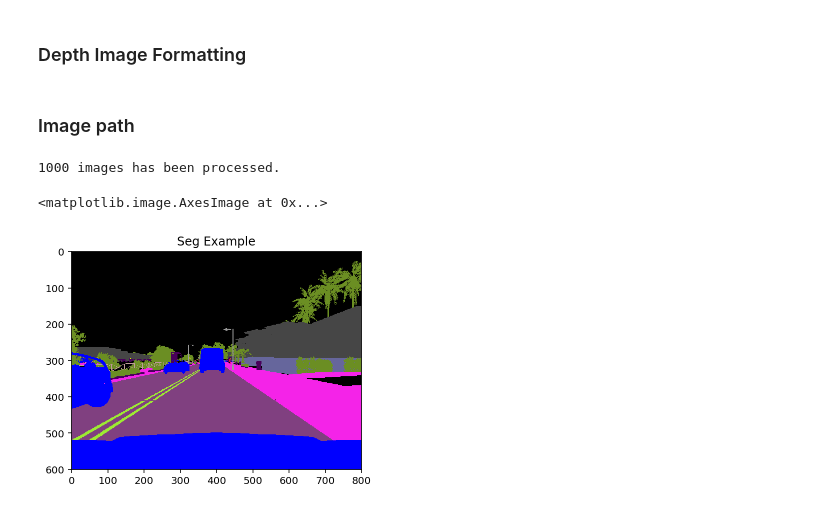
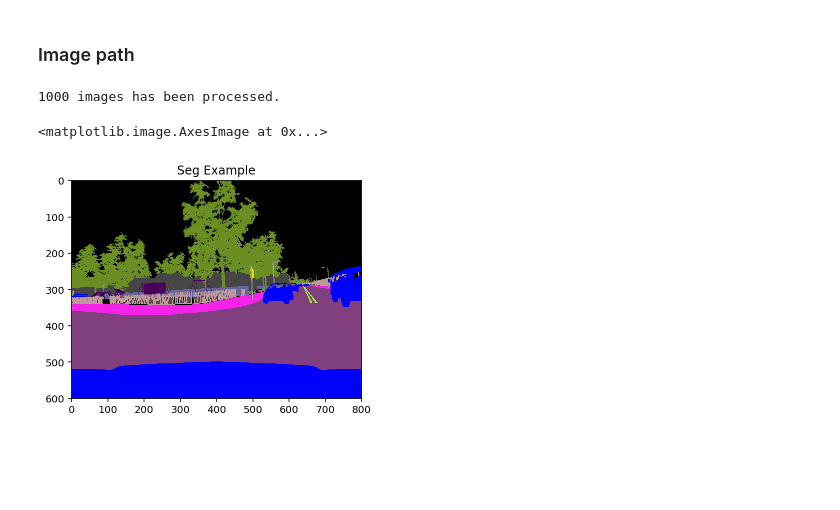
Before and after one commit to gwwang16/Lyft-Perception-Challenge, a Jupyter notebook: preprocess.ipynb, the cells around one changed output. Cells and saved outputs as stored; diff of their text form; code cells hidden in the pictures; blank space fills up the shorter version.

Commit message:
chore: explore semseg image

```diff
--- a/preprocess.ipynb
+++ b/preprocess.ipynb
@@ -14,7 +17,7 @@ img_dir = os.path.abspath('/images/')
 # %%
 # http://carla.readthedocs.io/en/latest/cameras_and_sensors/#cameras-and-sensors
-#  Convert an image containing CARLA semantic segmentation labels to Cityscapes palette.
 def labels_to_seg(file):
+    """Convert an image containing CARLA semantic segmentation labels to Cityscapes palette."""
     classes = {
         0: [0, 0, 0],         # None
         1: [70, 70, 70],      # Buildings
@@ -38,8 +41,6 @@ def labels_to_seg(file):
         result[np.where(depth_seg[:,:,0] == key)] = value
 
     return result.astype(np.uint8)
-# %% [markdown]
-### Depth Image Formatting
 # %%
 def depth_to_grayscale(file):
     """Convert an image containing CARLA encoded depth-map to [0.0, 1.0] grayscale image"""
@@ -55,11 +55,13 @@ def depth_to_grayscale(file):
 # %% [markdown]
 ### Image path
 # %%
-data_dir  = "train/Sun Training Data/Train_0004"
+data_dir  = "./train/Sun Training Data/Train_0001"
 rgb_dir = data_dir + "/CameraRGB"
 seg_dir = data_dir + "/CameraSeg"
-depth_dir = data_dir + "/Cameradepth"
+seg_out_dir = data_dir + "/CameraSeg2" # Cityscapes palette folder
+# depth_dir = data_dir + "/Cameradepth" # depth folder
 
 rgb_path = os.path.join(rgb_dir, "*.png")
 seg_path = os.path.join(seg_dir, "*.png")
-depth_path = os.path.join(depth_dir, "*.png")
+seg2_path = os.path.join(seg_out_dir, "*.png")
+# depth_path = os.path.join(depth_dir, "*.png")
@@ -72,18 +68,18 @@ depth_output_dir = output_dir + "/CameraDepth"
 # %%
-# Seg
+# Sem seg
 total_num = 0
-for i, file in enumerate(glob.glob(seg_path)):
+for i, file in enumerate(glob(seg_path)):
     file_name = os.path.basename(file)
     result = labels_to_seg(file)
 
-    imageio.imwrite(seg_output_dir + '/' + file_name, result, format='png')
+    imageio.imwrite(seg_out_dir + '/' + file_name, result, format='png')
     total_num += 1
 
 print(total_num, "images has been processed.")
 plt.title('Seg Example')
 plt.imshow(result)
 # %% [output]
 1000 images has been processed.
 <matplotlib.image.AxesImage at 0x...>
-[figure, old version]
+[figure, new version]
 # %%
```
Also changed, not shown: parts of 12 cells of this notebook.
